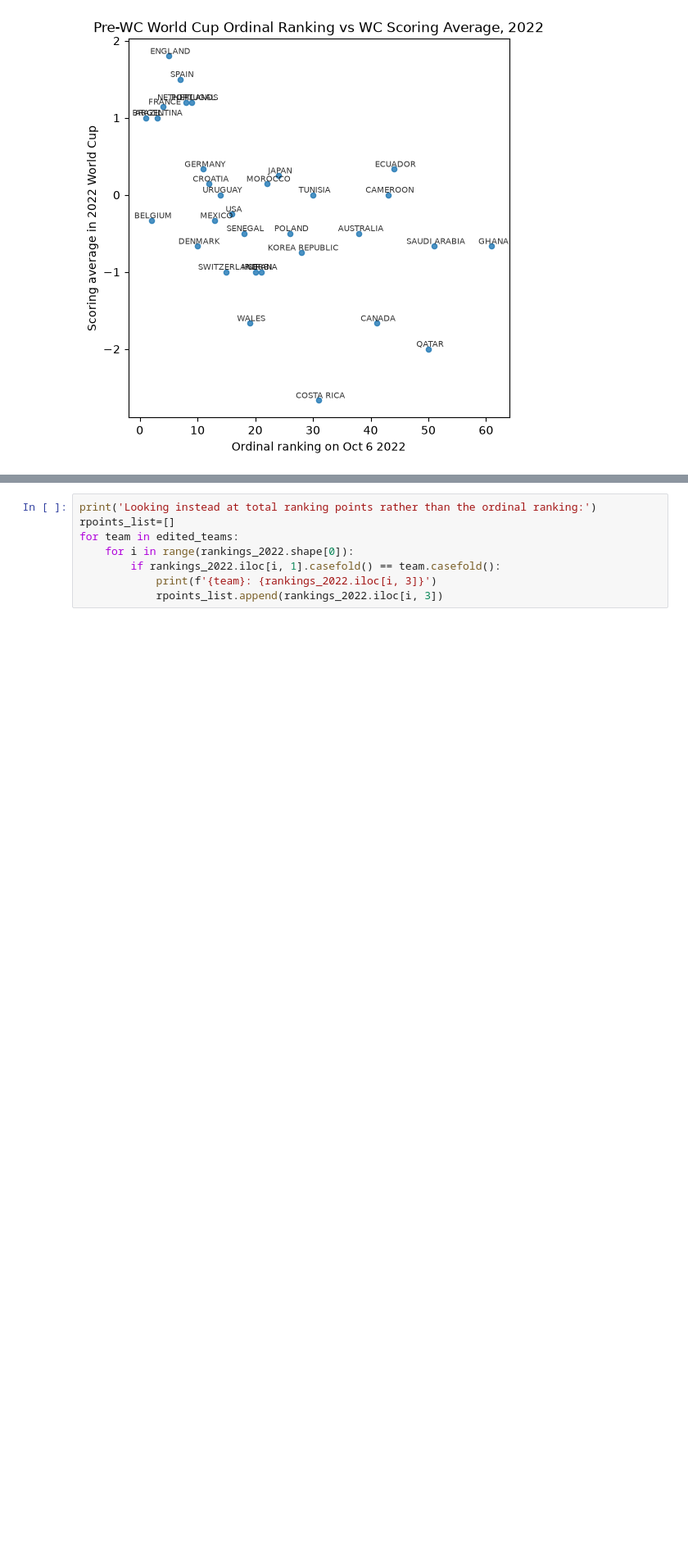
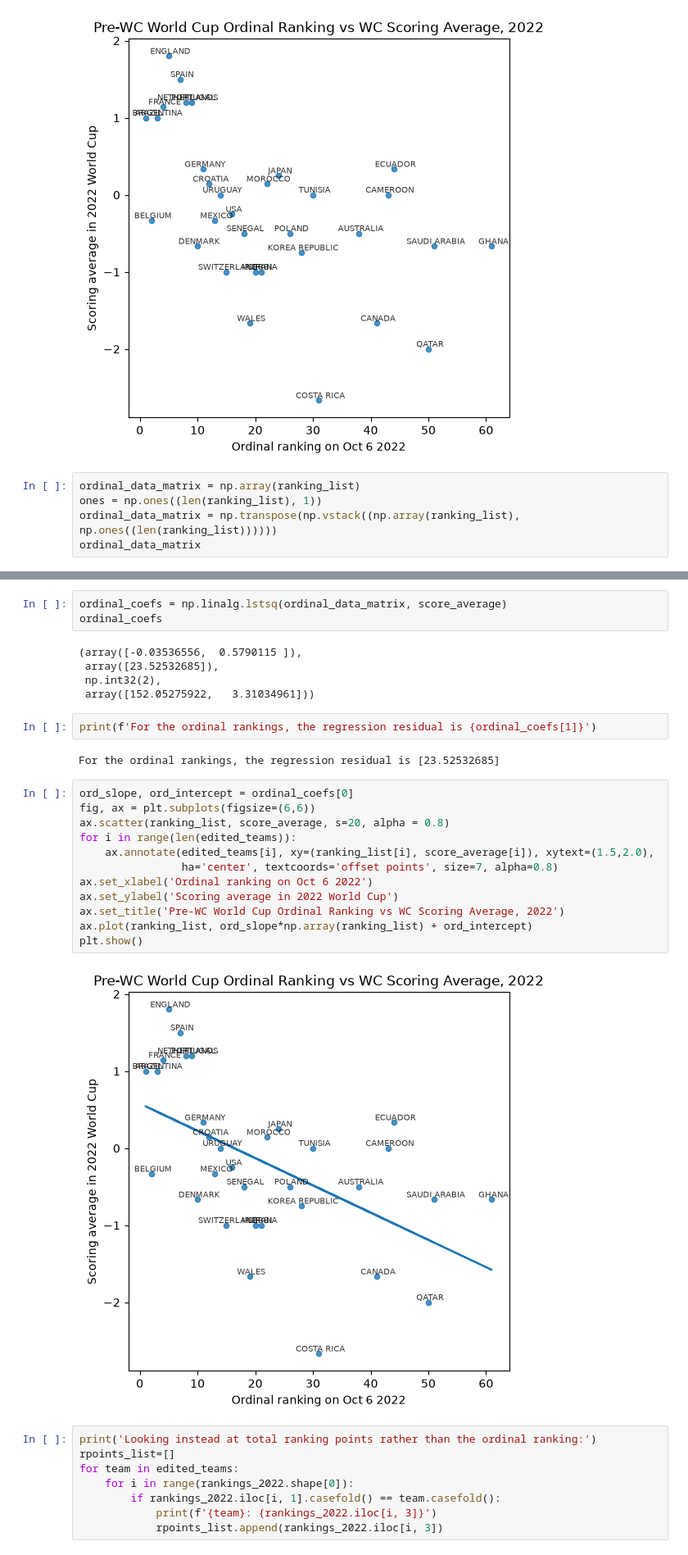
Before and after one commit to lcbogie/780_Group_Project_2026, a Jupyter notebook: wc_2022_exploration.ipynb, the cells around one changed output, grey strips where cells are left out. Shown at 82% size. Drawn from its saved outputs; the diff is of its cells as text; blank space fills up the shorter version.

Commit message:
Regressed 2022 WC scoring average against ordinal rankings and ranking points; wc_2022_exploration complete for now.

```diff
--- a/wc_2022_exploration.ipynb
+++ b/wc_2022_exploration.ipynb
@@ -136,3 +136,8 @@ ax.set_title('Pre-WC World Cup Ordinal Ranking vs WC Scoring Average, 2022')
 plt.show()
 # %% [output]
 [figure]
+# %%
+ordinal_data_matrix = np.array(ranking_list)
+ones = np.ones((len(ranking_list), 1))
+ordinal_data_matrix = np.transpose(np.vstack((np.array(ranking_list), np.ones((len(ranking_list))))))
+ordinal_data_matrix
@@ -139,3 +162,29 @@ plt.show()
+# %%
+ordinal_coefs = np.linalg.lstsq(ordinal_data_matrix, score_average)
+ordinal_coefs
+# %% [output]
+(array([-0.03536556,  0.5790115 ]),
+ array([23.52532685]),
+ np.int32(2),
+ array([152.05275922,   3.31034961]))
+# %%
+print(f'For the ordinal rankings, the regression residual is {ordinal_coefs[1]}')
+# %% [output]
+For the ordinal rankings, the regression residual is [23.52532685]
+# %%
+ord_slope, ord_intercept = ordinal_coefs[0]
+fig, ax = plt.subplots(figsize=(6,6))
+ax.scatter(ranking_list, score_average, s=20, alpha = 0.8)
+for i in range(len(edited_teams)):
+    ax.annotate(edited_teams[i], xy=(ranking_list[i], score_average[i]), xytext=(1.5,2.0),
+                ha='center', textcoords='offset points', size=7, alpha=0.8)
+ax.set_xlabel('Ordinal ranking on Oct 6 2022')
+ax.set_ylabel('Scoring average in 2022 World Cup')
+ax.set_title('Pre-WC World Cup Ordinal Ranking vs WC Scoring Average, 2022')
+ax.plot(ranking_list, ord_slope*np.array(ranking_list) + ord_intercept)
+plt.show()
+# %% [output]
+[figure, added]
 # %%
 print('Looking instead at total ranking points rather than the ordinal ranking:')
 rpoints_list=[]
```
Also changed, not shown: parts of 6 cells of this notebook.
